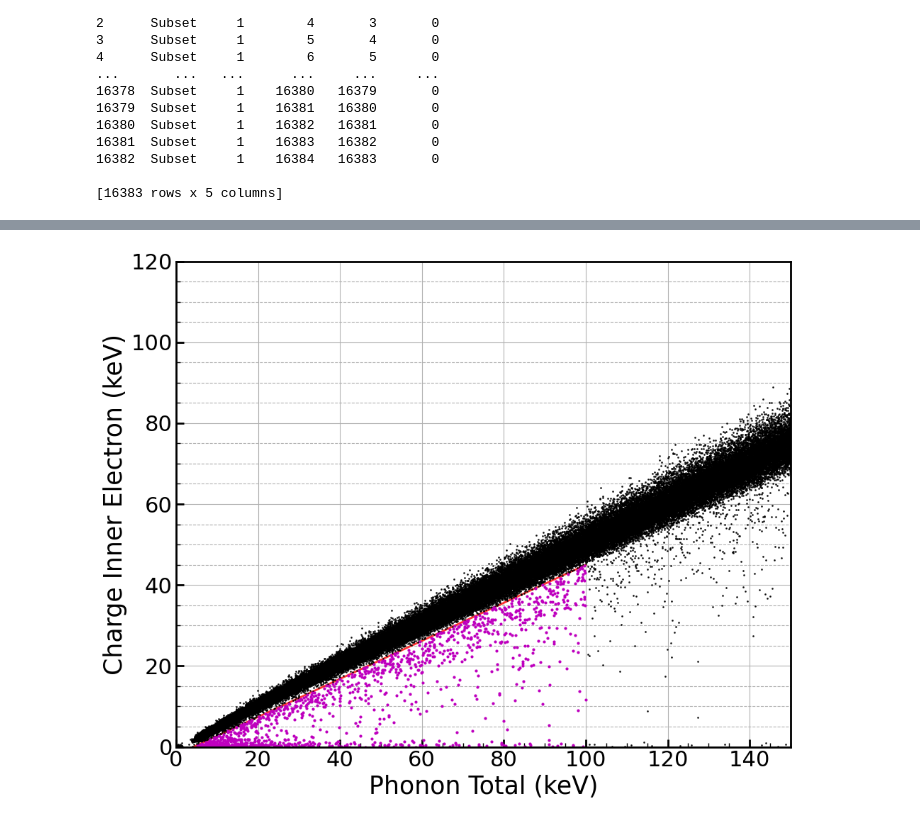
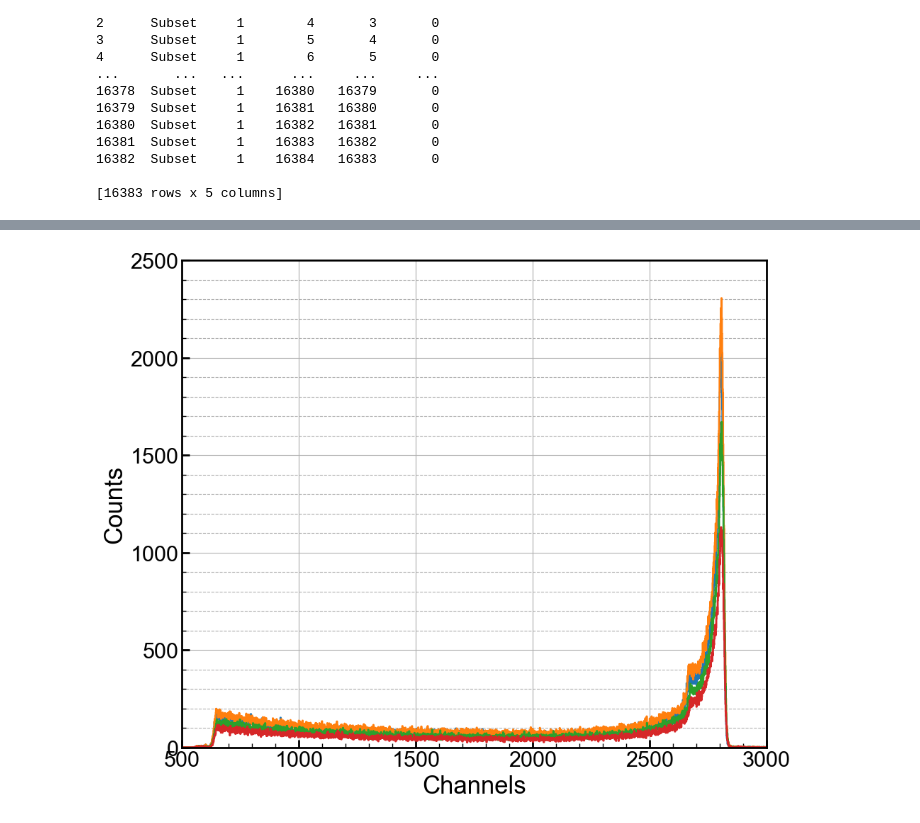
Before and after one commit to villano-lab/NaI_Array_Firmware, a Jupyter notebook: test_firmwares/TrigTest7/data_analysis/Analysis_Notebook/NaI_Det2_260219_Analysis.ipynb, the cells around one changed output, grey strips where cells are left out. Drawn from its saved outputs; the diff is of its cells as text; code cells hidden in the pictures.

```diff
--- a/test_firmwares/TrigTest7/data_analysis/Analysis_Notebook/NaI_Det2_260219_Analysis.ipynb
+++ b/test_firmwares/TrigTest7/data_analysis/Analysis_Notebook/NaI_Det2_260219_Analysis.ipynb
@@ -37,0 +61,5 @@ y = np.asarray(cosmics["Counts"])
+# %%
+cosmics = pds.read_csv("../../cosmics_data/cosmics_NaI_Det2_260212.txt", skiprows=1, \
+                         names=['Label','junk', 'BinHigh','BinLow','Counts'], \
+                         sep='\s+',encoding='utf_16')
+print(cosmics)
@@ -37,0 +81,8 @@ y = np.asarray(cosmics["Counts"])
+# %%
+x2 = np.asarray(cosmics["BinLow"])
+y2 = np.asarray(cosmics["Counts"])
+# %%
+cosmics = pds.read_csv("../../cosmics_data/cosmics_NaI_Det2_260209.txt", skiprows=1, \
+                         names=['Label','junk', 'BinHigh','BinLow','Counts'], \
+                         sep='\s+',encoding='utf_16')
+print(cosmics)
@@ -38,27 +104,33 @@ y = np.asarray(cosmics["Counts"])
+# %%
+x3 = np.asarray(cosmics["BinLow"])
+y3 = np.asarray(cosmics["Counts"])
 # %%
 # # creating 2D histogram of qi vs pt to visualize ER and NR bands
 fig, axs = plt.subplots(1,1,figsize=(10,8))
 ax1 = axs
 
-ax1.steps(x, y)
+ax1.step(x, y)
+ax1.step(x1,y1)
+ax1.step(x2,y2)
+ax1.step(x3,y3)
 
-ax1.set_xlim(0, 17000) #in pairs
-ax1.set_ylim(0,1200) #
+ax1.set_xlim(500, 3000) #in pairs
+ax1.set_ylim(0,2500) #
 
 ax1.set_xlabel("Channels", fontsize=25)
 ax1.set_ylabel("Counts", fontsize=25)
 
 ax1.grid(True)
 ax1.yaxis.grid(True,which='minor',linestyle='--')
 #ax1.legend(loc=1,prop={'size':20})
 
 for axis in ['top','bottom','left','right']:
   ax1.spines[axis].set_linewidth(2)
 
 plt.tight_layout()
 plt.show()
 
 #change colormap here !!!
 #plt.savefig(f'figures/Ba_{title}_{cmap1}.png')
 # %% [output]
-[figure, old version]
+[figure, new version]
```
Also changed, not shown: parts of 4 cells of this notebook.
